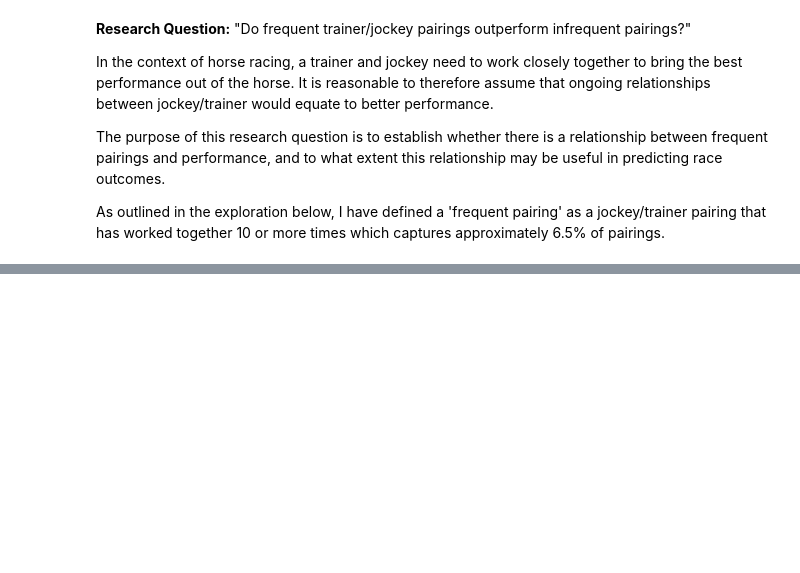
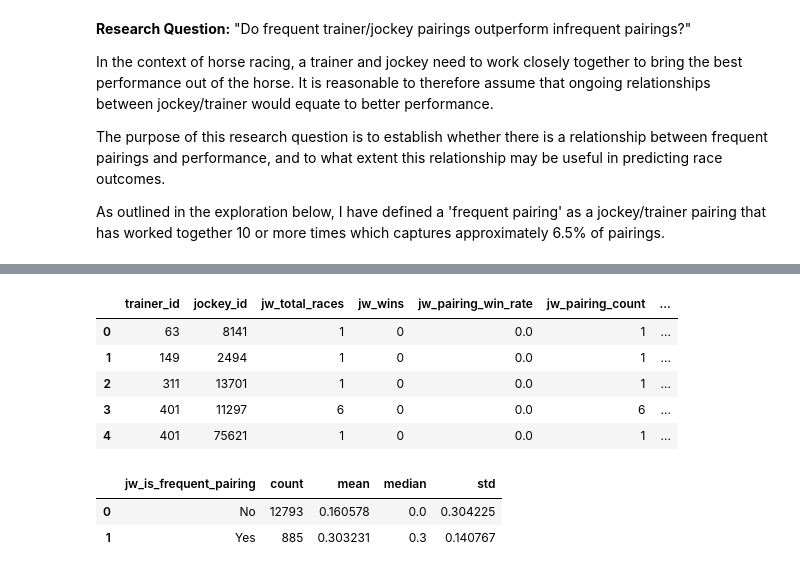
Before and after one commit to Kobeonekenobe/GroupProject3, a Jupyter notebook: GroupProject3.ipynb, the cells around one changed output, grey strips where cells are left out. Drawn from its saved outputs; the diff is of its cells as text; code cells hidden in the pictures; blank space fills up the shorter version.

```diff
--- a/GroupProject3.ipynb
+++ b/GroupProject3.ipynb
@@ -205,0 +318,41 @@ As outlined in the exploration below, I have defined a 'frequent pairing' as a j
+# %%
+#calculating top 3 placements by pairing
+jw_top3_stats = (
+    jw_df.groupby(['trainer_id', 'jockey_id'])
+    .agg(
+        jw_total_races=('race_id', 'count'),
+        jw_top3=('pos', lambda x: (x <= 3).sum())
+    )
+    .reset_index()
+)
+
+jw_top3_stats['jw_top3_rate'] = jw_top3_stats['jw_top3'] / jw_top3_stats['jw_total_races']
+
+#merging
+jw_pairing_stats = jw_pairing_stats.merge(
+    jw_top3_stats[['trainer_id', 'jockey_id', 'jw_top3_rate']],
+    on=['trainer_id', 'jockey_id'],
+    how='left'
+)
+
+jw_pairing_stats.head()
+# %% [output]
+|  | trainer_id | jockey_id | jw_total_races | jw_wins | jw_pairing_win_rate | jw_pairing_count | ... |
+| 0 | 63 | 8141 | 1 | 0 | 0.0 | 1 | ... |
+| 1 | 149 | 2494 | 1 | 0 | 0.0 | 1 | ... |
+| 2 | 311 | 13701 | 1 | 0 | 0.0 | 1 | ... |
+| 3 | 401 | 11297 | 6 | 0 | 0.0 | 6 | ... |
+| 4 | 401 | 75621 | 1 | 0 | 0.0 | 1 | ... |
+# %%
+jw_top3_summary = (
+    jw_pairing_stats
+    .groupby('jw_is_frequent_pairing')['jw_top3_rate']
+    .agg(['count', 'mean', 'median', 'std'])
+    .reset_index()
+)
+
+jw_top3_summary
+# %% [output]
+|  | jw_is_frequent_pairing | count | mean | median | std |
+| 0 | No | 12793 | 0.160578 | 0.0 | 0.304225 |
+| 1 | Yes | 885 | 0.303231 | 0.3 | 0.140767 |
```
Also changed, not shown: parts of 14 cells of this notebook.
